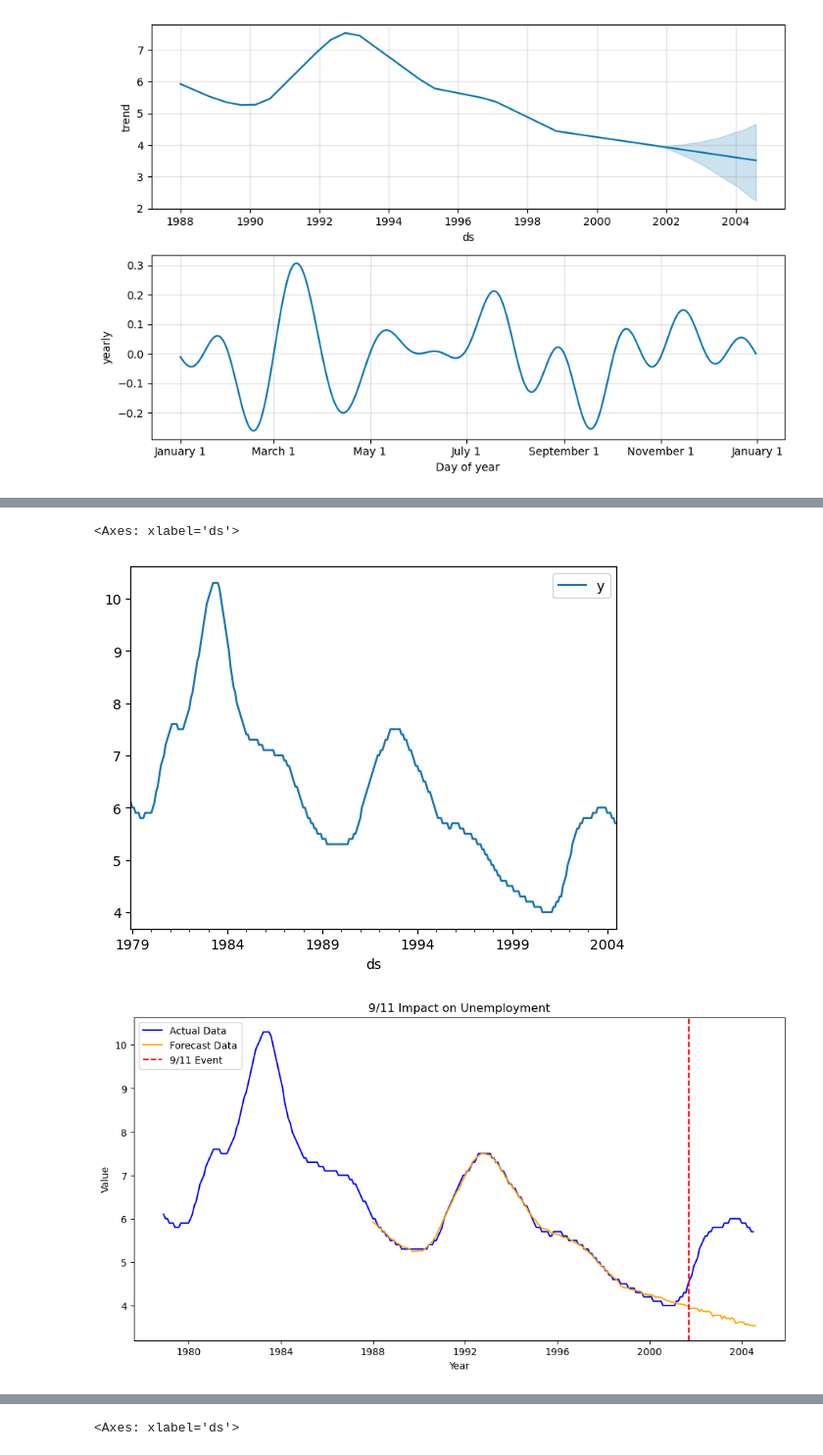
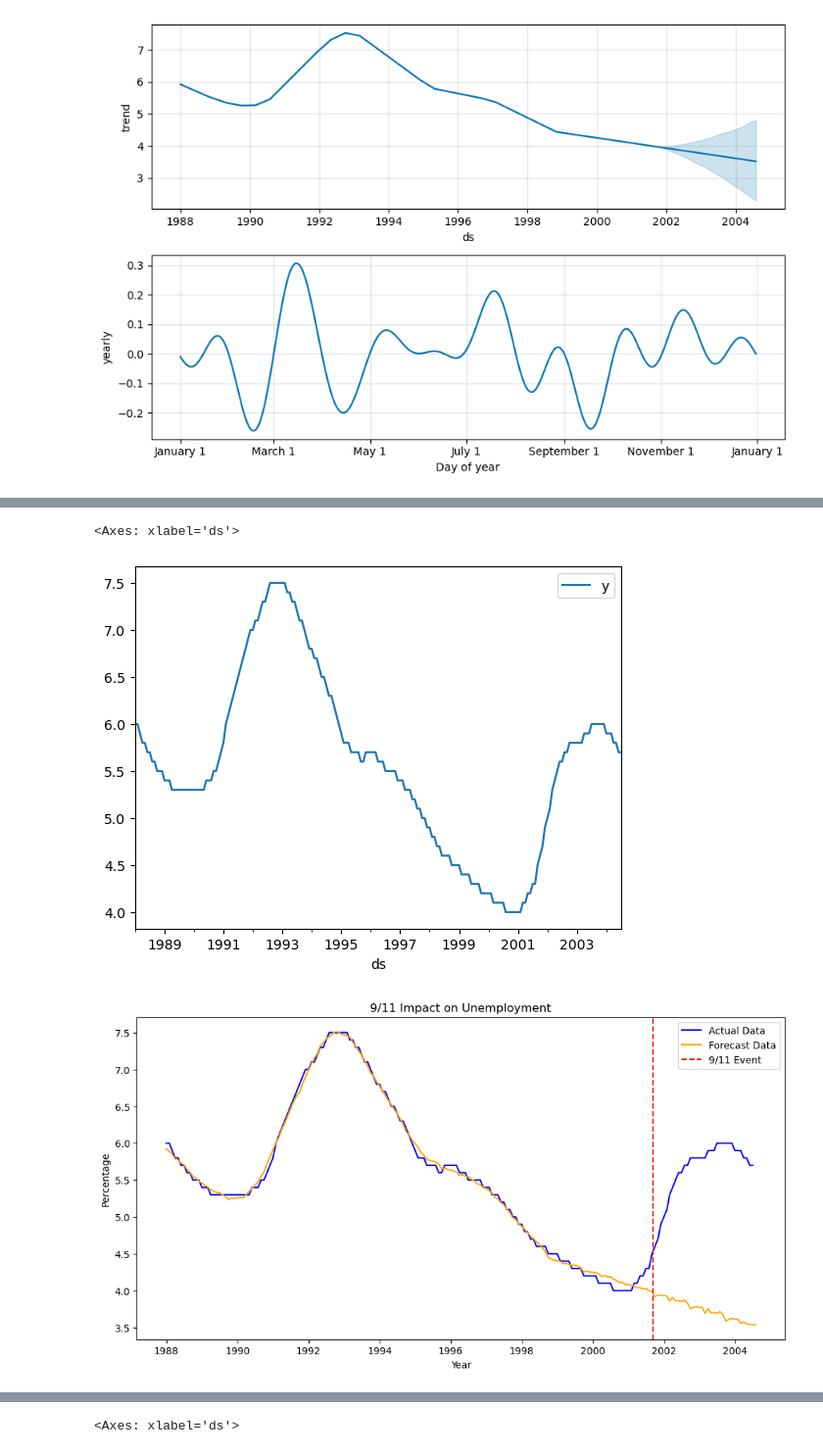
Before and after one commit to Aquamarine278/AI-Bootcamp-Project-1, a Jupyter notebook: unemployment_data.ipynb, the cells around one changed output, grey strips where cells are left out. Shown at 98% size. Drawn from its saved outputs; the diff is of its cells as text; code cells hidden in the pictures.

```diff
--- a/unemployment_data.ipynb
+++ b/unemployment_data.ipynb
@@ -342,6 +342,6 @@ future_911_unemployment.head()
 # %%
 # reduce the dataset to only the period from December 1978 to July 2004
-unemployment_df_911_actual = unemployment_df.loc[(unemployment_df["ds"] >= "1978-12") & (unemployment_df["ds"] <= "2004-07")]
+unemployment_df_911_actual = unemployment_df.loc[(unemployment_df["ds"] >= "1988") & (unemployment_df["ds"] <= "2004-07")].reset_index(drop= True)
 display(unemployment_df_911_actual.head(10))
 display(unemployment_df_911_actual.tail(10))
 # %% [output]
@@ -372,31 +372,31 @@ display(unemployment_df_911_actual.tail(10))
 unemployment_df_911_actual.plot(x = 'ds', y = 'y')
 # %% [output]
 <Axes: xlabel='ds'>
-[figure, old version]
+[figure, new version]
 # %%
 # Assuming 'actual_data' and 'forecast_data' are your DataFrames
 plt.figure(figsize=(12, 6))
 
 # Plot actual data
 plt.plot(unemployment_df_911_actual['ds'],unemployment_df_911_actual['y'], label='Actual Data', color='blue')
 
 # Plot forecast data
 plt.plot(future_911_unemployment.index,future_911_unemployment['yhat'], label='Forecast Data', color='orange')
 
 # Mark the 9/11 event
 event_date = pd.to_datetime('2001-09-11')
 plt.axvline(x=event_date, color='red', linestyle='--', label='9/11 Event')
 
 # Add titles and labels
 plt.title('9/11 Impact on Unemployment')
 plt.xlabel('Year')
-plt.ylabel('Value')
+plt.ylabel('Percentage')
 plt.legend()
 
 # Show the plot
 plt.show()
 # %% [output]
-[figure, old version]
+[figure, new version]
 # %%
 #Katrina DATA
 # %%
```
Also changed, not shown: parts of 17 cells of this notebook.
